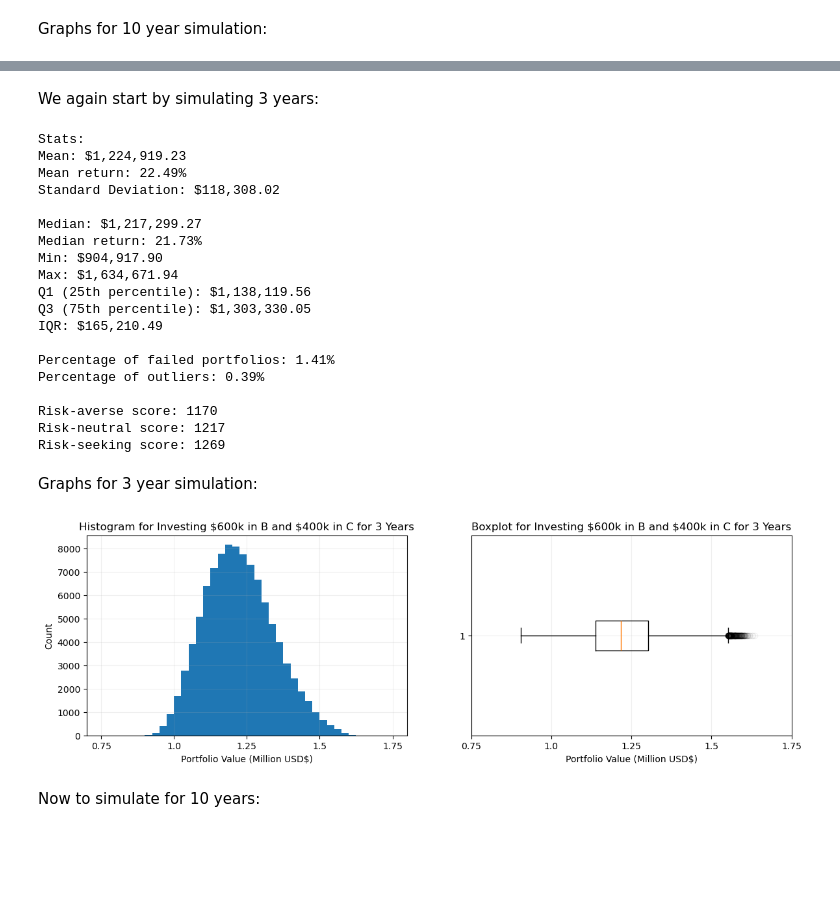
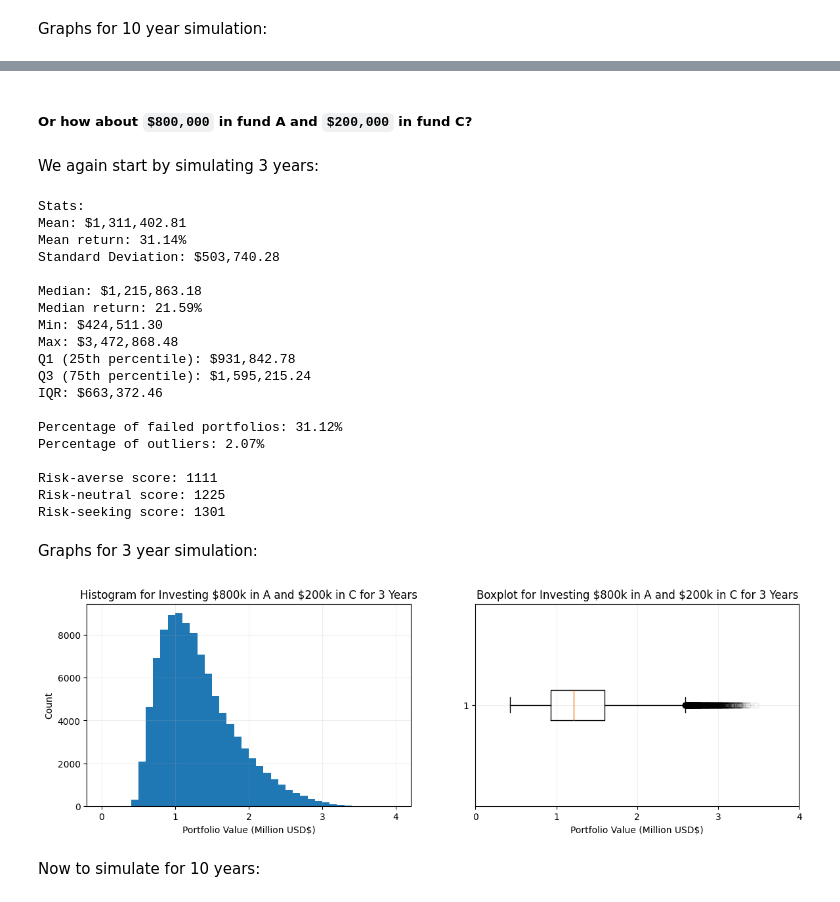
Before and after one commit to myin27/OR442-Term-Project, a Jupyter notebook: project.ipynb, the cells around one changed output, grey strips where cells are left out. Saved outputs shown, nothing was run; the diff lists cells and outputs as text; code cells hidden in the pictures; blank space fills up the shorter version.

```diff
--- a/project.ipynb
+++ b/project.ipynb
@@ -628,0 +631,8 @@ plt.show()
+# %%
+portfolios = setup_portfolios([0, 600000.0, 400000.0, 0], NUM_SIMS)
+simulate_multiple(portfolios, SHORT_TERM_YEARS)
+
+portfolio_totals = get_portfolio_totals(portfolios)
+
+SHORT_TERM_SCORES.append(get_scores(portfolio_totals))
+print_stats(portfolio_totals)
@@ -629,7 +729,9 @@ plt.show()
+# %% [markdown]
+##### Or how about `$800,000` in fund A and `$200,000` in fund C?
 # %% [markdown]
 We again start by simulating 3 years:
 # %%
-portfolios = setup_portfolios([0, 600000.0, 400000.0, 0], NUM_SIMS)
+portfolios = setup_portfolios([800000.0, 0.0, 200000.0, 0], NUM_SIMS)
 simulate_multiple(portfolios, SHORT_TERM_YEARS)
 
 portfolio_totals = get_portfolio_totals(portfolios)
@@ -638,46 +740,46 @@ SHORT_TERM_SCORES.append(get_scores(portfolio_totals))
 print_stats(portfolio_totals)
 # %% [output]
 Stats:
-Mean: $1,224,919.23
-Mean return: 22.49%
-Standard Deviation: $118,308.02
+Mean: $1,311,402.81
+Mean return: 31.14%
+Standard Deviation: $503,740.28
 
-Median: $1,217,299.27
-Median return: 21.73%
-Min: $904,917.90
-Max: $1,634,671.94
-Q1 (25th percentile): $1,138,119.56
-Q3 (75th percentile): $1,303,330.05
-IQR: $165,210.49
+Median: $1,215,863.18
+Median return: 21.59%
+Min: $424,511.30
+Max: $3,472,868.48
+Q1 (25th percentile): $931,842.78
+Q3 (75th percentile): $1,595,215.24
+IQR: $663,372.46
 
-Percentage of failed portfolios: 1.41%
-Percentage of outliers: 0.39%
+Percentage of failed portfolios: 31.12%
+Percentage of outliers: 2.07%
 
-Risk-averse score: 1170
-Risk-neutral score: 1217
-Risk-seeking score: 1269
+Risk-averse score: 1111
+Risk-neutral score: 1225
+Risk-seeking score: 1301
 # %% [markdown]
 Graphs for 3 year simulation:
 # %%
 fig, (ax1, ax2) = plt.subplots(1, 2, figsize=(14, 4))
 
-histogram = ax1.hist(portfolio_totals, bins=range(750000, 1750001, 25000)) # each bin will be 25k
+histogram = ax1.hist(portfolio_totals, bins=range(0, 4000001, 100000)) # each bin will be 100k
 ax1.grid(alpha=0.2)
-ax1.set_title(r"Histogram for Investing \$600k in B and \$400k in C for 3 Years")
+ax1.set_title(r"Histogram for Investing \$800k in A and \$200k in C for 3 Years")
 ax1.set_xlabel("Portfolio Value (Million USD$)")
-ax1.set_xticks(range(750000, 1750001, 250000), labels=list(np.arange(0.75, 1.751, 0.25))) # type: ignore
+ax1.set_xticks(range(0, 4000001, 1000000), labels=list(np.arange(0, 5, 1))) # type: ignore
 ax1.set_ylabel("Count")
 
 box_plot = ax2.boxplot(portfolio_totals, vert=False, flierprops={"alpha": 0.05})
 ax2.grid(alpha=0.2)
-ax2.set_title(r"Boxplot for Investing \$600k in B and \$400k in C for 3 Years")
+ax2.set_title(r"Boxplot for Investing \$800k in A and \$200k in C for 3 Years")
 ax2.set_xlabel("Portfolio Value (Million USD$)")
-ax2.set_xticks(range(750000, 1750001, 250000), labels=list(np.arange(0.75, 1.751, 0.25))) # type: ignore
-ax2.set_xlim(750000, 1750001)
+ax2.set_xticks(range(0, 4000001, 1000000), labels=list(np.arange(0, 5, 1))) # type: ignore
+ax2.set_xlim(0, 4000001)
 
 plt.show()
 # %% [output]
-[figure, old version]
+[figure, new version]
 # %% [markdown]
 Now to simulate for 10 years:
 # %%
```
Also changed, not shown: parts of 48 cells of this notebook.
